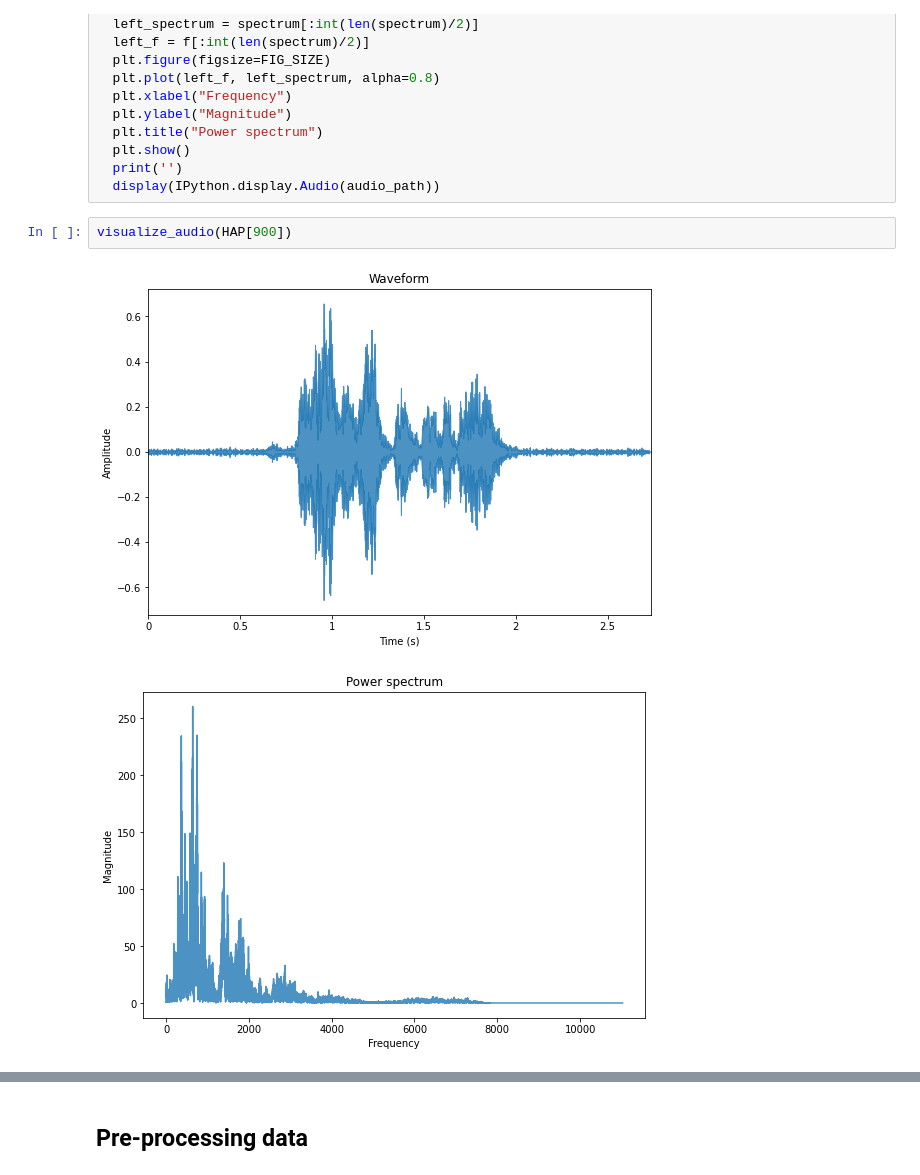
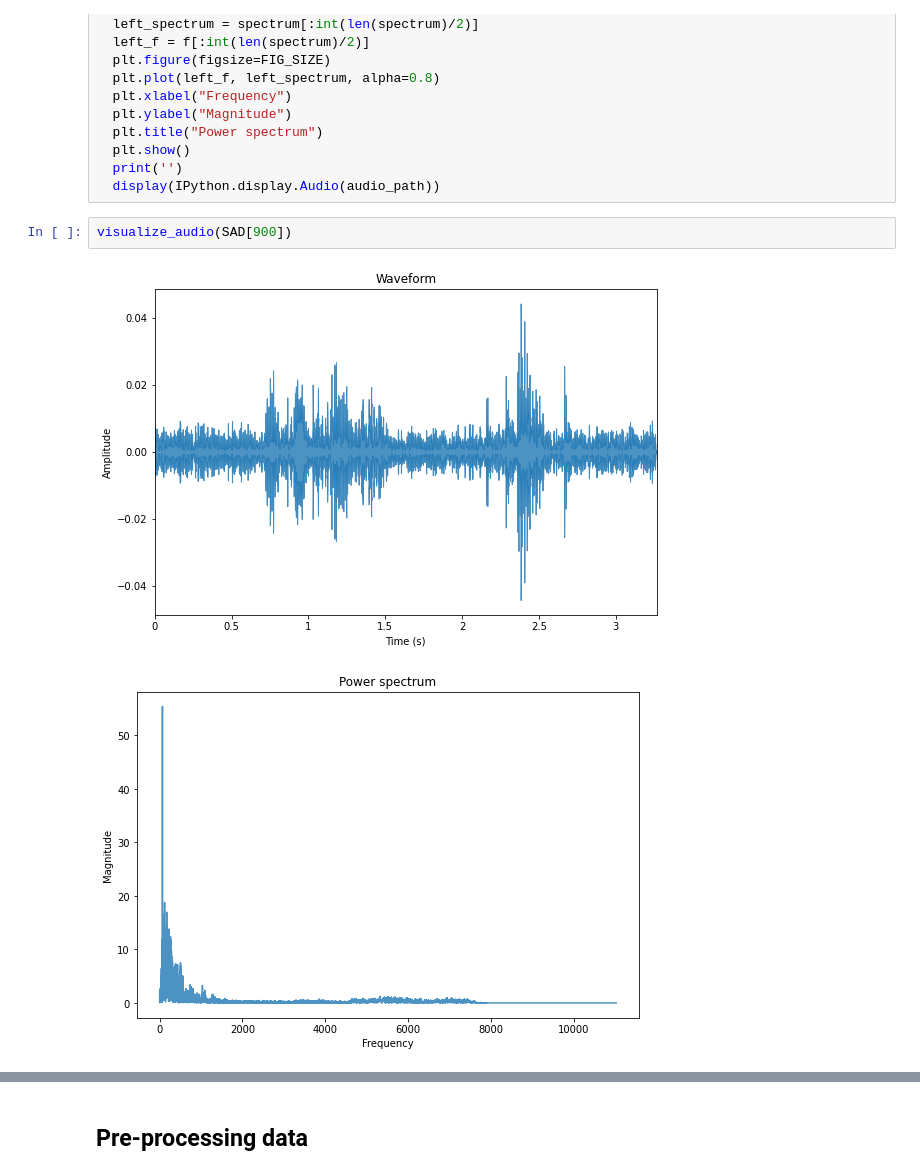
Before and after one commit to AmrMomtaz/Speech-Emotion-Recognition, a Jupyter notebook: Speech_Emotion_Recognition.ipynb, the cells around one changed output, grey strips where cells are left out. Saved outputs shown, nothing was run; the diff lists cells and outputs as text.

```diff
--- a/Speech_Emotion_Recognition.ipynb
+++ b/Speech_Emotion_Recognition.ipynb
@@ -136,10 +138,10 @@ def visualize_audio(audio_path):
   print('')
   display(IPython.display.Audio(audio_path))
 # %%
-visualize_audio(HAP[900])
+visualize_audio(SAD[900])
 # %% [output]
-[figure, old version]
+[figure, new version]
-[figure, old version]
+[figure, new version]
 [interactive output not drawn]
 # %% [markdown]
 ## Pre-processing data
```
Also changed, not shown: parts of 25 cells of this notebook.
